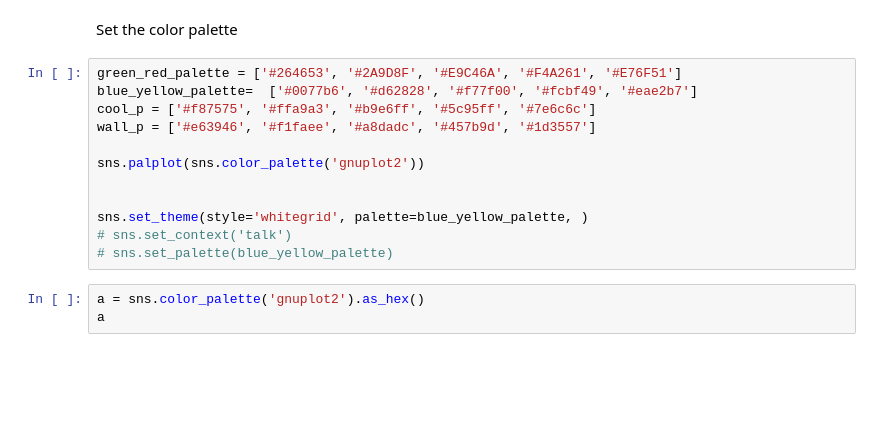
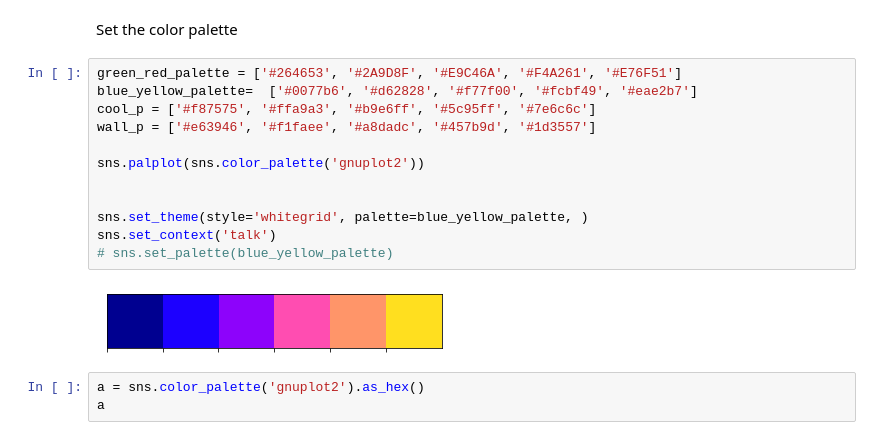
Before and after one commit to DiegoStock12/kubeml, a Jupyter notebook: ml/experiments/insights.ipynb, the cells around one changed output. Drawn from its saved outputs; the diff is of its cells as text; blank space fills up the shorter version.

```diff
--- a/ml/experiments/insights.ipynb
+++ b/ml/experiments/insights.ipynb
@@ -240,15 +240,17 @@ Set the color palette
 # %%
 green_red_palette = ['#264653', '#2A9D8F', '#E9C46A', '#F4A261', '#E76F51']
 blue_yellow_palette=  ['#0077b6', '#d62828', '#f77f00', '#fcbf49', '#eae2b7']
 cool_p = ['#f87575', '#ffa9a3', '#b9e6ff', '#5c95ff', '#7e6c6c']
 wall_p = ['#e63946', '#f1faee', '#a8dadc', '#457b9d', '#1d3557']
 
 sns.palplot(sns.color_palette('gnuplot2'))
 
 
 sns.set_theme(style='whitegrid', palette=blue_yellow_palette, )
-# sns.set_context('talk')
+sns.set_context('talk')
 # sns.set_palette(blue_yellow_palette)
+# %% [output]
+[figure, added]
 # %%
 a = sns.color_palette('gnuplot2').as_hex()
 a
```
Also changed, not shown: parts of 25 cells of this notebook, 21 other files.
